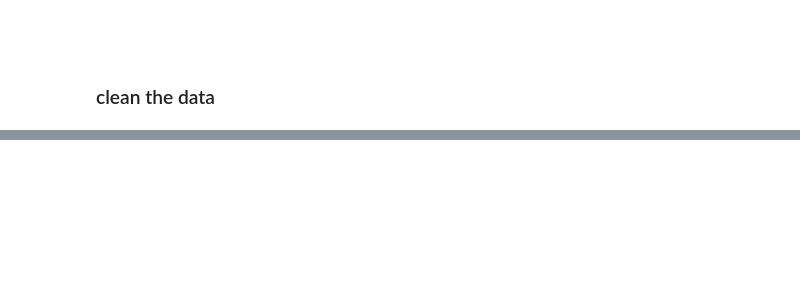
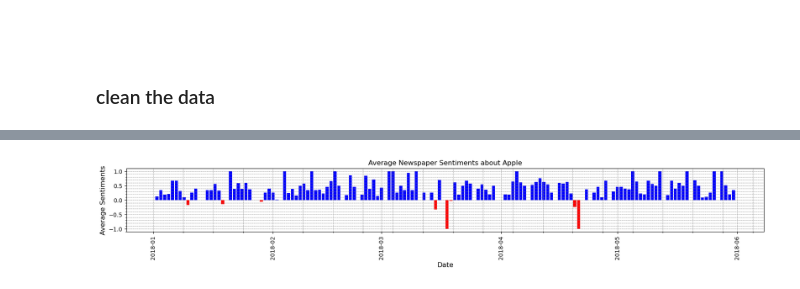
Before and after one commit to KaimiHuang/Quantifying-News-Sentiment-and-Its-Correlation-with-Stock-Price-Changes, a Jupyter notebook: main.ipynb, the cells around one changed output, grey strips where cells are left out. Saved outputs shown, nothing was run; the diff lists cells and outputs as text; code cells hidden in the pictures; blank space fills up the shorter version.

```diff
--- a/main.ipynb
+++ b/main.ipynb
@@ -145,0 +324,3 @@ memory usage: 3.5+ MB
+# %%
+df_news.drop_duplicates(inplace=True)
+df_news.reset_index(drop=True, inplace=True)
@@ -145,0 +510,23 @@ memory usage: 3.5+ MB
+# %%
+class SentimentGraph():
+    '''
+    this class contains the company name and company sentiment dataframe attributes.
+    its method creates a time series graph about the sentiments.
+    '''
+    def __init__(self, comp_name, comp_sent_df):
+        self.comp_sent_df = comp_sent_df
+        self.comp_name = comp_name.capitalize()
+
+    def get_sent_graph(self):
+        plt.figure(figsize=(20, 2))
+        colors = ['blue' if val > 0 else 'red' for val in self.comp_sent_df.avg_article_sentiment]
+        bars = plt.bar(self.comp_sent_df.date, self.comp_sent_df.avg_article_sentiment, color = colors)
+
+        plt.title(f'Average Newspaper Sentiments about {self.comp_name}', fontsize=12)
+        plt.xlabel('Date', fontsize=12)
+        plt.ylabel('Average Sentiments', fontsize=12)
+        plt.grid(True, which='both', color='gray', linestyle='--', linewidth=0.5)
+        plt.xticks(rotation=90)
+        plt.minorticks_on()
+        plt.show()
+        return None
@@ -145,0 +681,2 @@ memory usage: 3.5+ MB
+# %%
+test = SentimentDataFrames(df_news,model_1)
@@ -145,0 +722,3 @@ memory usage: 3.5+ MB
+# %%
+sent_df = test.get_comp_sentiments()
+sent_df
@@ -145,0 +739,5 @@ memory usage: 3.5+ MB
+# %%
+a = SentimentGraph('apple',sent_df)
+a.get_sent_graph()
+# %% [output]
+[figure, added]
```
Also changed, not shown: parts of 65 cells of this notebook, 1 other file.
